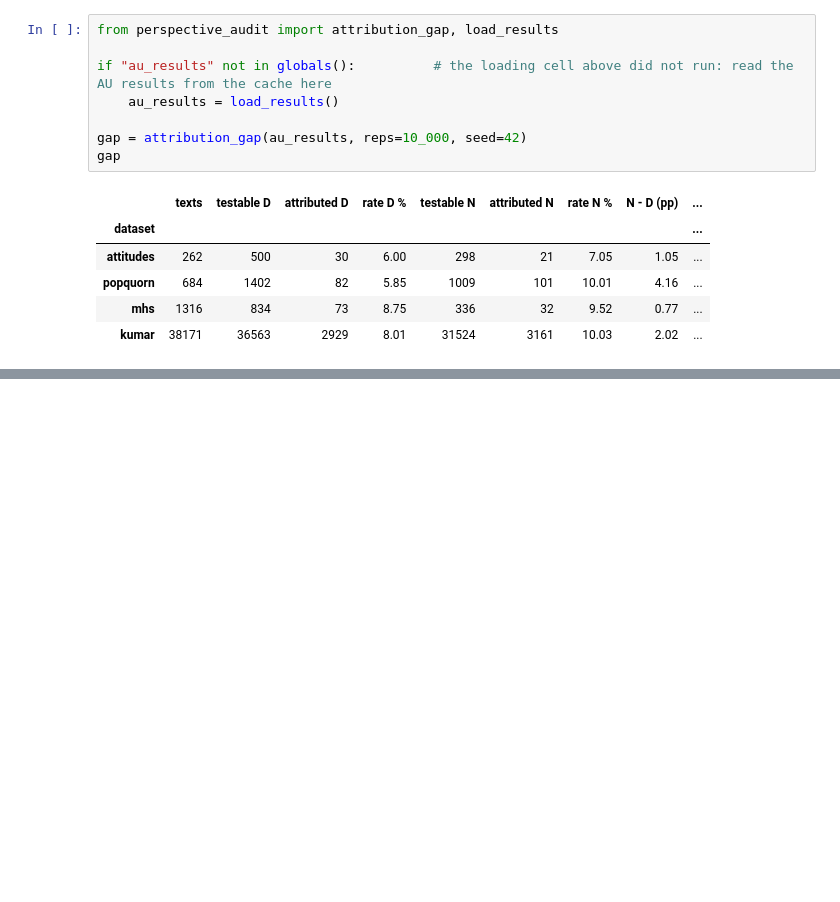
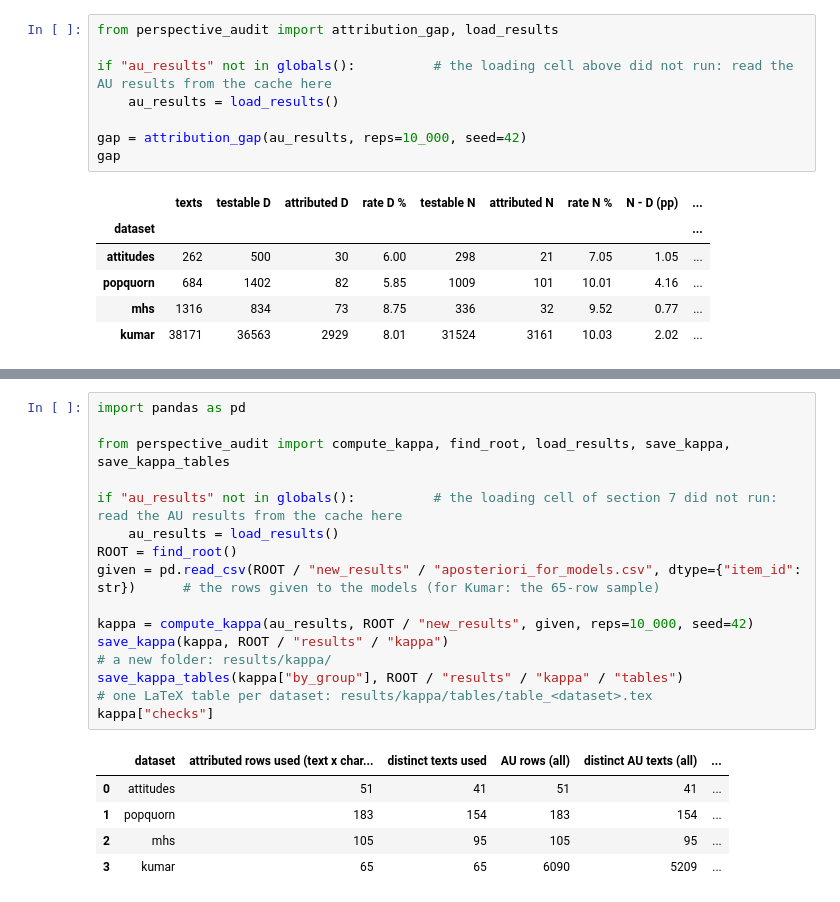
Before and after one commit to Swkratis210204/llm-dfu-bias-study, a Jupyter notebook: perspective_audit/notebooks/Datasets.ipynb, the cells around one changed output, grey strips where cells are left out. Saved outputs shown, nothing was run; the diff lists cells and outputs as text; blank space fills up the shorter version.

Commit message:
kappa computed

```diff
--- a/perspective_audit/notebooks/Datasets.ipynb
+++ b/perspective_audit/notebooks/Datasets.ipynb
@@ -1557,0 +1571,20 @@ gap
+# %%
+import pandas as pd
+
+from perspective_audit import compute_kappa, find_root, load_results, save_kappa, save_kappa_tables
+
+if "au_results" not in globals():          # the loading cell of section 7 did not run: read the AU results from the cache here
+    au_results = load_results()
+ROOT = find_root()
+given = pd.read_csv(ROOT / "new_results" / "aposteriori_for_models.csv", dtype={"item_id": str})      # the rows given to the models (for Kumar: the 65-row sample)
+
+kappa = compute_kappa(au_results, ROOT / "new_results", given, reps=10_000, seed=42)
+save_kappa(kappa, ROOT / "results" / "kappa")                                                      # a new folder: results/kappa/
+save_kappa_tables(kappa["by_group"], ROOT / "results" / "kappa" / "tables")                    # one LaTeX table per dataset: results/kappa/tables/table_<dataset>.tex
+kappa["checks"]
+# %% [output]
+|  | dataset | attributed rows used (text x char... | distinct texts used | AU rows (all) | distinct AU texts (all) | ... |
+| 0 | attitudes | 51 | 41 | 51 | 41 | ... |
+| 1 | popquorn | 183 | 154 | 183 | 154 | ... |
+| 2 | mhs | 105 | 95 | 105 | 95 | ... |
+| 3 | kumar | 65 | 65 | 6090 | 5209 | ... |
```
Also changed, not shown: parts of 2 cells of this notebook, 22 other files.
